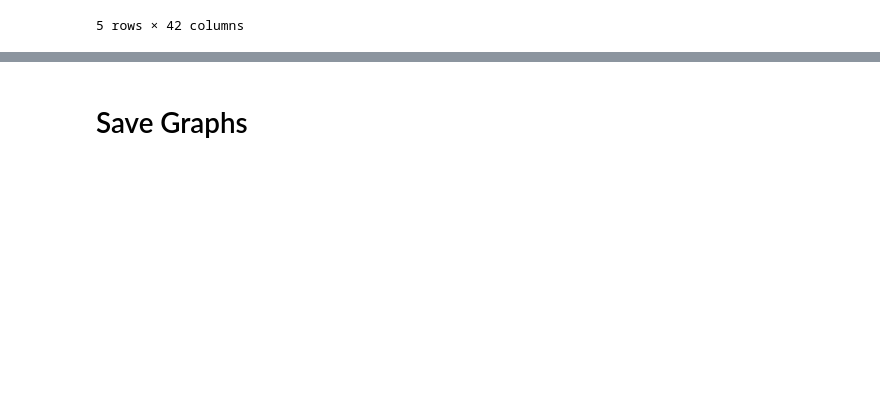
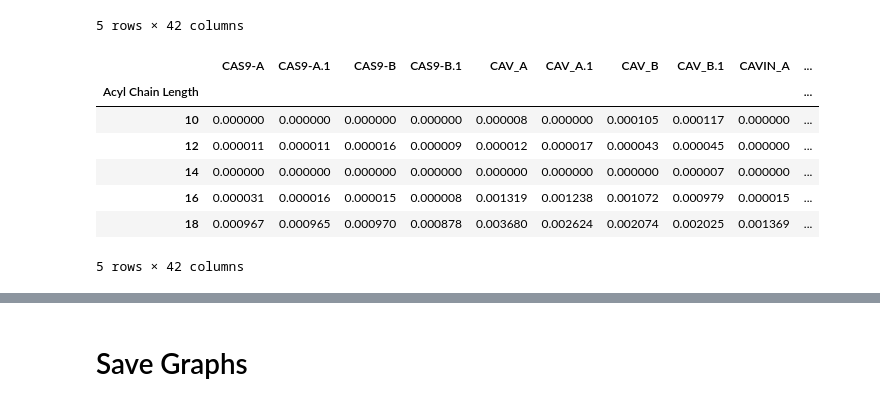
Before and after one commit to hn1902/lipids-proj-new, a Jupyter notebook: chain_length_distribution.ipynb, the cells around one changed output, grey strips where cells are left out. Cells and saved outputs as stored; diff of their text form; code cells hidden in the pictures; blank space fills up the shorter version.

```diff
--- a/chain_length_distribution.ipynb
+++ b/chain_length_distribution.ipynb
@@ -51,6 +51,19 @@ lengths.head()
 | 16 | 101.0000 | 54.0000 | 56.0000 | 28.0000 | 3514.0802 | 3209.3048 | 2387.5640 | 2308.1189 | 42.0000 | ... |
 | 18 | 3151.6889 | 3196.6663 | 3517.1031 | 3100.7914 | 9804.0135 | 6799.5276 | 4619.7055 | 4772.9836 | 3882.7404 | ... |
 5 rows × 42 columns
+# %%
+# get chain lengths as fraction of each sample (down the columns)
+lengths = lengths/lengths.sum()
+lengths.head()
+# %% [output]
+|  | CAS9-A | CAS9-A.1 | CAS9-B | CAS9-B.1 | CAV_A | CAV_A.1 | CAV_B | CAV_B.1 | CAVIN_A | ... |
+| Acyl Chain Length |  |  |  |  |  |  |  |  |  | ... |
+| 10 | 0.000000 | 0.000000 | 0.000000 | 0.000000 | 0.000008 | 0.000000 | 0.000105 | 0.000117 | 0.000000 | ... |
+| 12 | 0.000011 | 0.000011 | 0.000016 | 0.000009 | 0.000012 | 0.000017 | 0.000043 | 0.000045 | 0.000000 | ... |
+| 14 | 0.000000 | 0.000000 | 0.000000 | 0.000000 | 0.000000 | 0.000000 | 0.000000 | 0.000007 | 0.000000 | ... |
+| 16 | 0.000031 | 0.000016 | 0.000015 | 0.000008 | 0.001319 | 0.001238 | 0.001072 | 0.000979 | 0.000015 | ... |
+| 18 | 0.000967 | 0.000965 | 0.000970 | 0.000878 | 0.003680 | 0.002624 | 0.002074 | 0.002025 | 0.001369 | ... |
+5 rows × 42 columns
 # %%
 # get mean chain lengths for each protein
 ptns = lengths.T.reset_index().rename(columns={'index': 'sample'}).merge(df_exps, on='sample')
```
Also changed, not shown: parts of 18 cells of this notebook, 3 other files.
